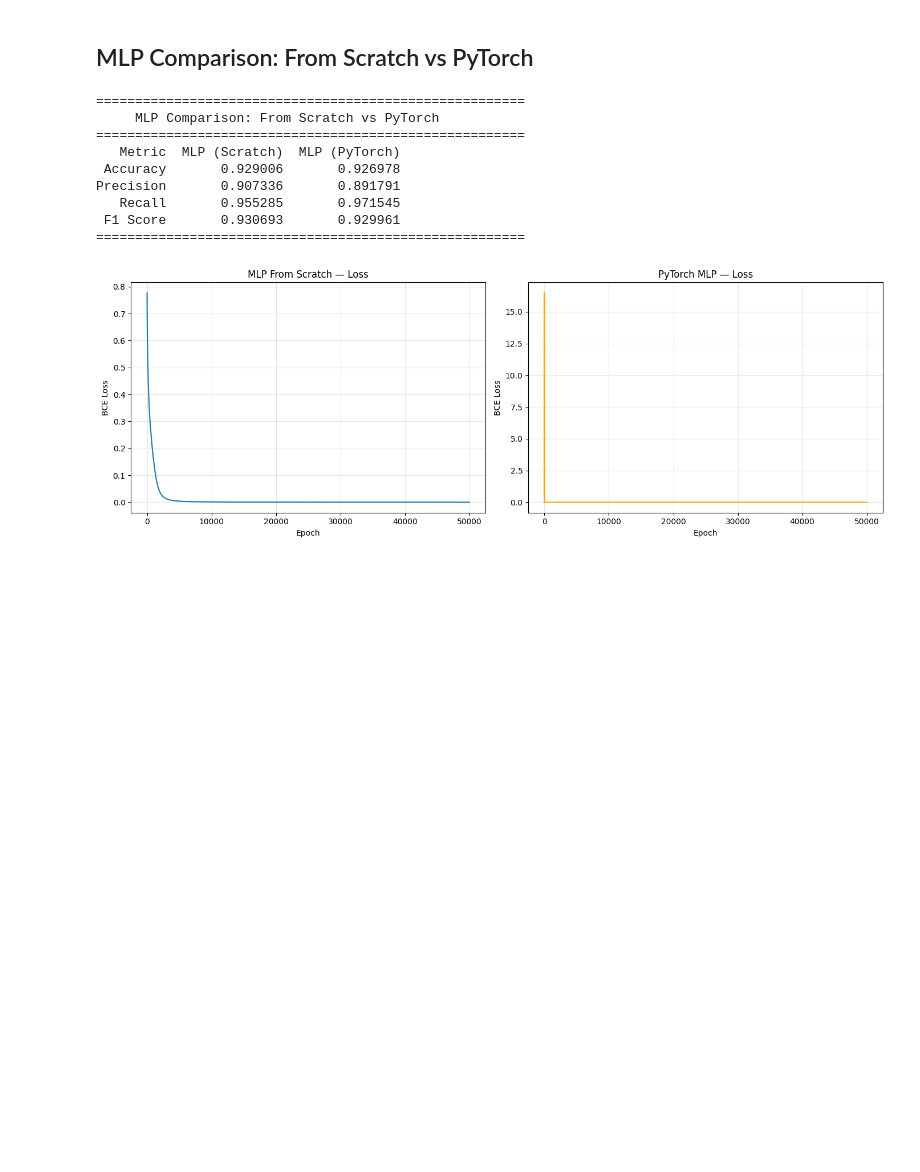
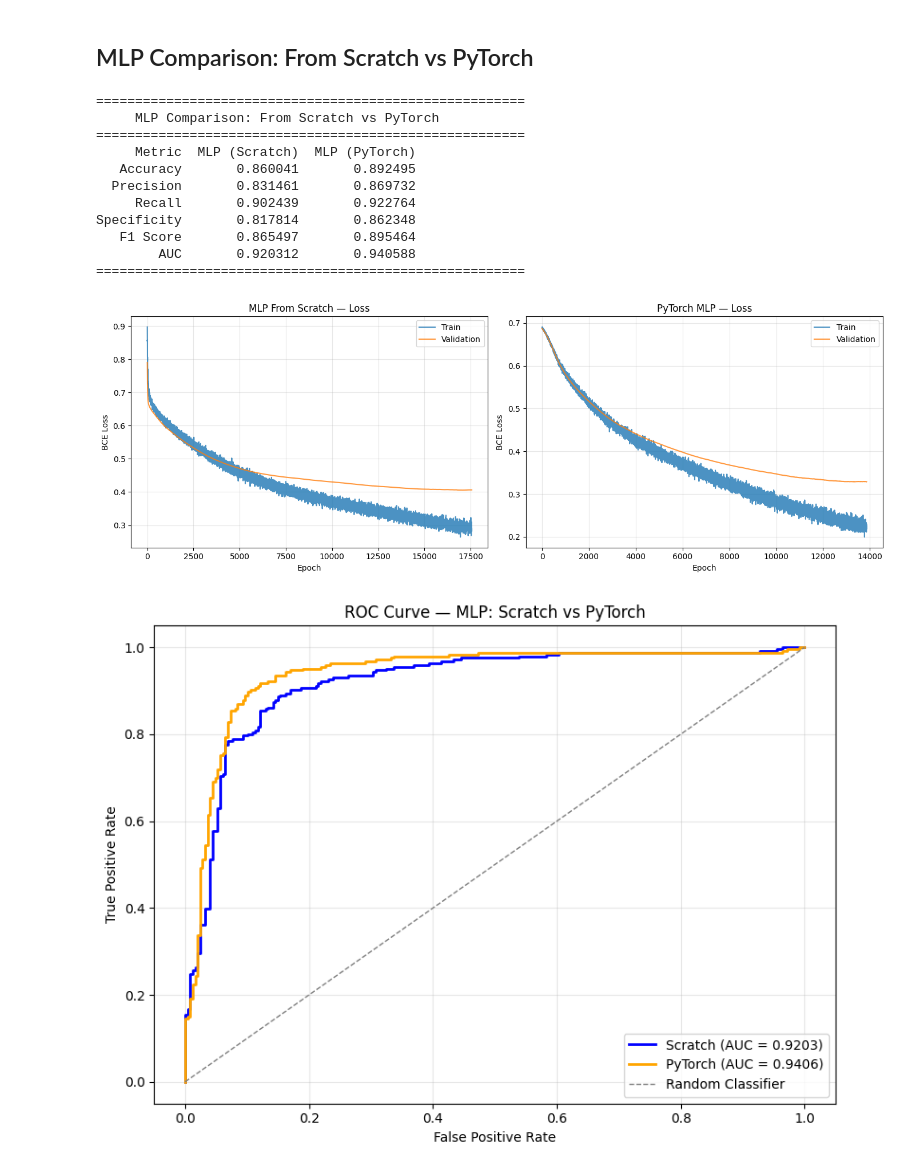
Before and after one commit to jiraphat48026/HR-Machine-Learning-Project, a Jupyter notebook: models/MLP.ipynb, the cells around one changed output. Saved outputs shown, nothing was run; the diff lists cells and outputs as text; code cells hidden in the pictures; blank space fills up the shorter version.

```diff
--- a/models/MLP.ipynb
+++ b/models/MLP.ipynb
@@ -399,0 +558,16 @@ plt.show()
+# %%
+fpr_pt, tpr_pt, _ = roc_curve(y_test, y_pred_prob_pt)
+roc_auc_pt = auc(fpr_pt, tpr_pt)
+
+plt.figure(figsize=(8, 6))
+plt.plot(fpr_pt, tpr_pt, color='orange', lw=2, label=f'PyTorch MLP (AUC = {roc_auc_pt:.4f})')
+plt.plot([0, 1], [0, 1], color='gray', lw=1, linestyle='--', label='Random Classifier')
+plt.xlabel('False Positive Rate')
+plt.ylabel('True Positive Rate')
+plt.title('ROC Curve — MLP (PyTorch)')
+plt.legend(loc='lower right')
+plt.grid(True, alpha=0.3)
+plt.tight_layout()
+plt.show()
+
+print(f"AUC Score (PyTorch): {roc_auc_pt:.4f}")
@@ -400,46 +577,64 @@ plt.show()
 # %% [markdown]
 ## MLP Comparison: From Scratch vs PyTorch
 # %%
-import pandas as pd
-
 comparison_data = {
-    "Metric": ["Accuracy", "Precision", "Recall", "F1 Score"],
-    "MLP (Scratch)": [accuracy, precision, recall, f1],
-    "MLP (PyTorch)": [accuracy_pt, precision_pt, recall_pt, f1_pt]
+    "Metric": ["Accuracy", "Precision", "Recall", "Specificity", "F1 Score", "AUC"],
+    "MLP (Scratch)": [accuracy, precision, recall, specificity, f1, roc_auc],
+    "MLP (PyTorch)": [accuracy_pt, precision_pt, recall_pt, specificity_pt, f1_pt, roc_auc_pt]
 }
 
 comparison_df = pd.DataFrame(comparison_data)
 print("=" * 55)
 print("     MLP Comparison: From Scratch vs PyTorch")
 print("=" * 55)
 print(comparison_df.to_string(index=False))
 print("=" * 55)
 
-# Side-by-side loss curves
 fig, axes = plt.subplots(1, 2, figsize=(14, 5))
 
-axes[0].plot(model.loss)
+axes[0].plot(model.loss, label="Train", alpha=0.8)
+if model.val_loss:
+    axes[0].plot(model.val_loss, label="Validation", alpha=0.8)
 axes[0].set_title("MLP From Scratch — Loss")
 axes[0].set_xlabel("Epoch")
 axes[0].set_ylabel("BCE Loss")
+axes[0].legend()
 axes[0].grid(True, alpha=0.3)
 
-axes[1].plot(pytorch_losses, color="orange")
+axes[1].plot(pytorch_train_losses, label="Train", alpha=0.8)
+axes[1].plot(pytorch_val_losses, label="Validation", alpha=0.8)
 axes[1].set_title("PyTorch MLP — Loss")
 axes[1].set_xlabel("Epoch")
 axes[1].set_ylabel("BCE Loss")
+axes[1].legend()
 axes[1].grid(True, alpha=0.3)
 
 plt.tight_layout()
 plt.show()
+
+# ROC Curve comparison
+plt.figure(figsize=(8, 6))
+plt.plot(fpr, tpr, color='blue', lw=2, label=f'Scratch (AUC = {roc_auc:.4f})')
+plt.plot(fpr_pt, tpr_pt, color='orange', lw=2, label=f'PyTorch (AUC = {roc_auc_pt:.4f})')
+plt.plot([0, 1], [0, 1], color='gray', lw=1, linestyle='--', label='Random Classifier')
+plt.xlabel('False Positive Rate')
+plt.ylabel('True Positive Rate')
+plt.title('ROC Curve — MLP: Scratch vs PyTorch')
+plt.legend(loc='lower right')
+plt.grid(True, alpha=0.3)
+plt.tight_layout()
+plt.show()
 # %% [output]
 =======================================================
      MLP Comparison: From Scratch vs PyTorch
 =======================================================
-   Metric  MLP (Scratch)  MLP (PyTorch)
- Accuracy       0.929006       0.926978
-Precision       0.907336       0.891791
-   Recall       0.955285       0.971545
- F1 Score       0.930693       0.929961
+     Metric  MLP (Scratch)  MLP (PyTorch)
+   Accuracy       0.860041       0.892495
+  Precision       0.831461       0.869732
+     Recall       0.902439       0.922764
+Specificity       0.817814       0.862348
+   F1 Score       0.865497       0.895464
+        AUC       0.920312       0.940588
 =======================================================
-[figure, old version]
+[figure, new version]
+[figure, added]
```
Also changed, not shown: parts of 21 cells of this notebook, 6 other files.
